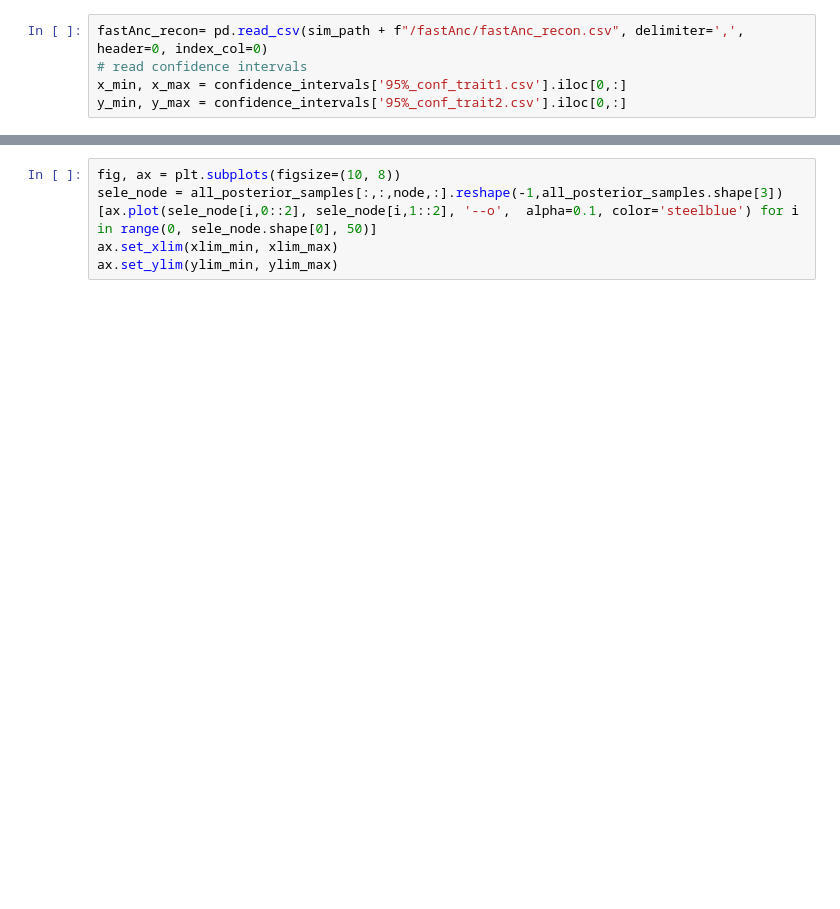
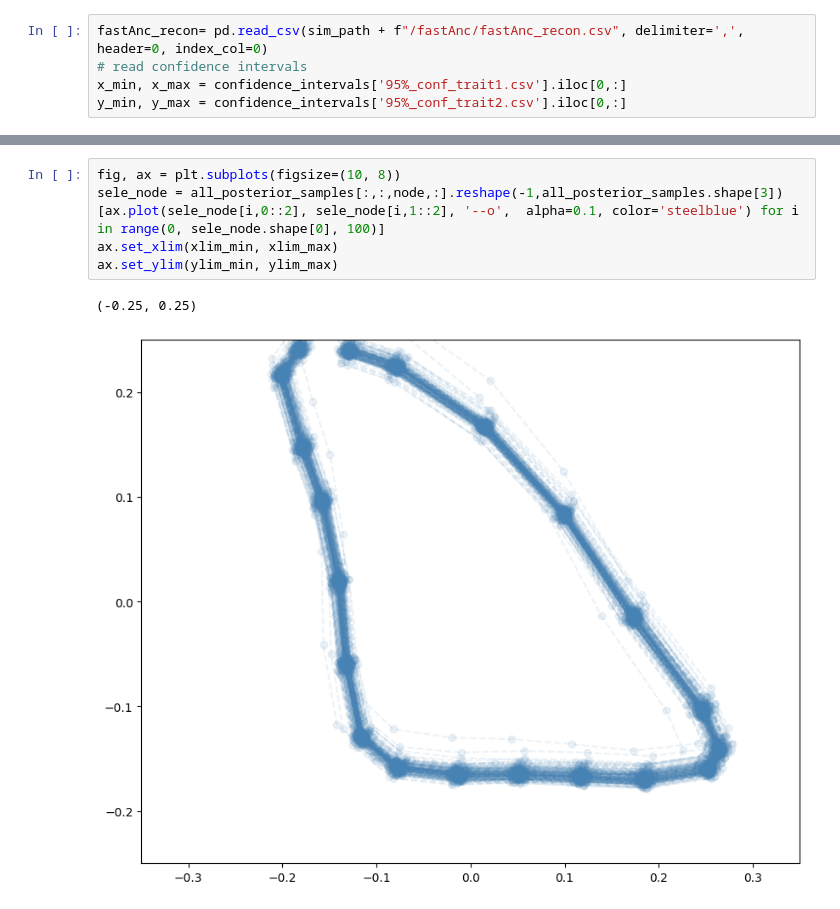
Before and after one commit to sofiastroustrup/SPMS, a Jupyter notebook: experiments/comparison/analyze_results.ipynb, the cells around one changed output, grey strips where cells are left out. Drawn from its saved outputs; the diff is of its cells as text; blank space fills up the shorter version.

```diff
--- a/experiments/comparison/analyze_results.ipynb
+++ b/experiments/comparison/analyze_results.ipynb
@@ -323,9 +213,12 @@ plt.savefig(sim_path+f"/fastAnc_recon_with_conf_intervals_nidx={node}.pdf")
 # %%
 fig, ax = plt.subplots(figsize=(10, 8))
 sele_node = all_posterior_samples[:,:,node,:].reshape(-1,all_posterior_samples.shape[3])
-[ax.plot(sele_node[i,0::2], sele_node[i,1::2], '--o',  alpha=0.1, color='steelblue') for i in range(0, sele_node.shape[0], 50)]
+[ax.plot(sele_node[i,0::2], sele_node[i,1::2], '--o',  alpha=0.1, color='steelblue') for i in range(0, sele_node.shape[0], 100)]
 ax.set_xlim(xlim_min, xlim_max)
 ax.set_ylim(ylim_min, ylim_max)
+# %% [output]
+(-0.25, 0.25)
+[figure, added]
 # %%
 fig, ax = plt.subplots(figsize=(10, 8))
 sele_node = all_posterior_samples[:,:,node,:].reshape(-1,all_posterior_samples.shape[3])
```
Also changed, not shown: parts of 24 cells of this notebook.
